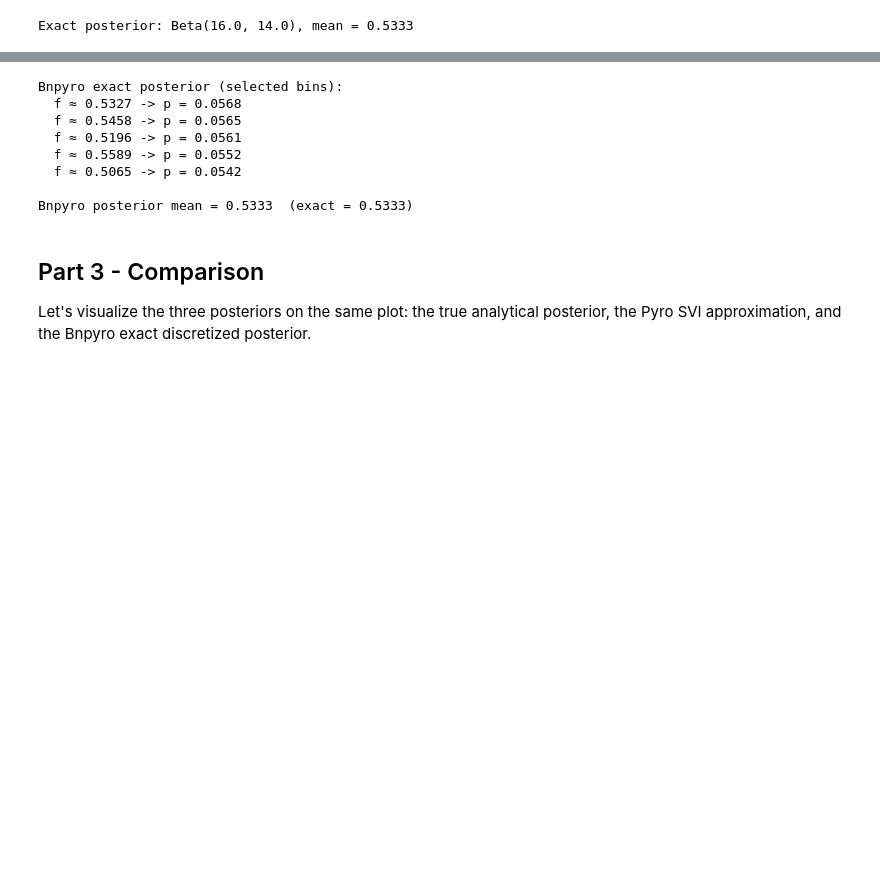
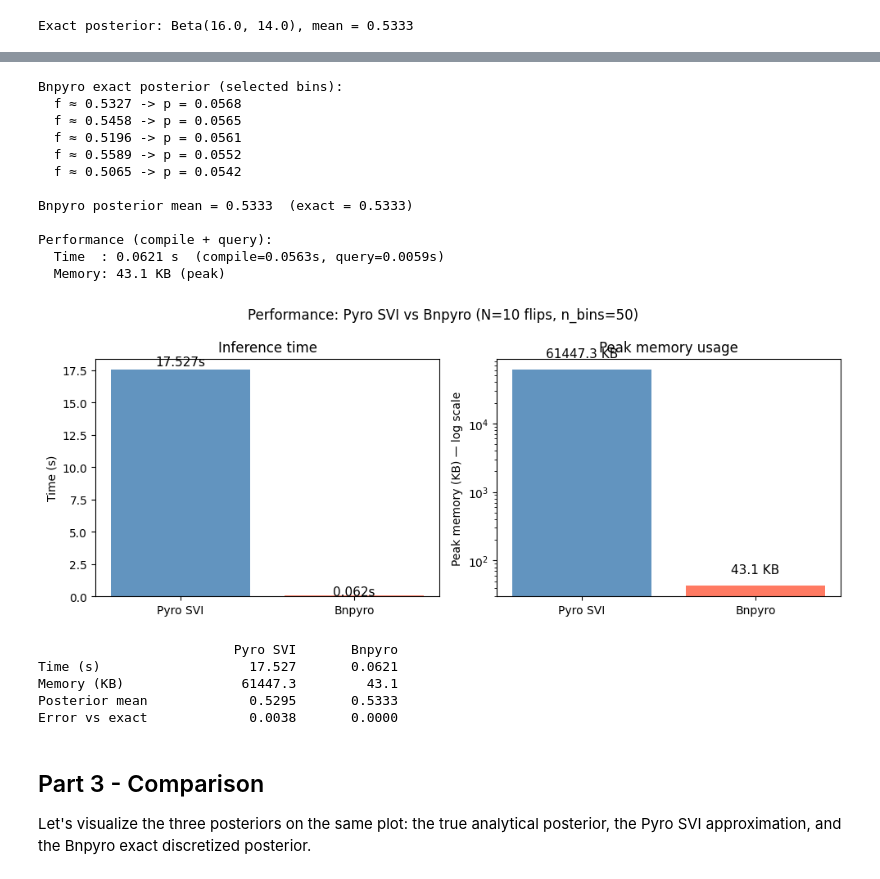
Before and after one commit to lou-tbn/Bnpyro, a Jupyter notebook: SVI_Part_I_Pyro_vs_Bnpyro.ipynb, the cells around one changed output, grey strips where cells are left out. Saved outputs shown, nothing was run; the diff lists cells and outputs as text; code cells hidden in the pictures; blank space fills up the shorter version.

```diff
--- a/SVI_Part_I_Pyro_vs_Bnpyro.ipynb
+++ b/SVI_Part_I_Pyro_vs_Bnpyro.ipynb
@@ -176,14 +207,21 @@ Arcs:  [('f', 'flip_1'), ('f', 'flip_7'), ('f', 'flip_4'), ('f', 'flip_10'), ('f
 # %%
-# Observed data: 6 heads (True), 4 tails (False)
-# flip_1 … flip_6 are heads, flip_7 … flip_10 are tails
 evidence = {}
 for i, flip_node in enumerate(flips):
     evidence[flip_node.name] = True if i < n_heads else False
 
+tracemalloc.start()
+_t0 = time.perf_counter()
+
 posterior_f = bn.query("f", evidence=evidence)
 
-# Posterior mean from discretized distribution
-# bin labels are the midpoints of the discretization intervals
+bnpyro_query_time_s = time.perf_counter() - _t0
+_, bnpyro_query_b = tracemalloc.get_traced_memory()
+tracemalloc.stop()
+bnpyro_query_kb = bnpyro_query_b / 1024
+
+bnpyro_time_s  = bnpyro_compile_time_s + bnpyro_query_time_s
+bnpyro_peak_kb = max(bnpyro_compile_kb, bnpyro_query_kb)
+
 def midpoint(label):
     nums = re.findall(r'[-+]?\d+\.?\d*', str(label))
     return (float(nums[0]) + float(nums[1])) / 2 if len(nums) >= 2 else float(label)
@@ -195,6 +233,9 @@ items = sorted(posterior_f.items(), key=lambda x: -x[1])[:5]
 for label, prob in items:
     print(f"  f ≈ {midpoint(label):.4f} -> p = {prob:.4f}")
 print(f"\nBnpyro posterior mean = {bnpyro_mean:.4f}  (exact = {exact_mean:.4f})")
+print(f"\nPerformance (compile + query):")
+print(f"  Time  : {bnpyro_time_s:.4f} s  (compile={bnpyro_compile_time_s:.4f}s, query={bnpyro_query_time_s:.4f}s)")
+print(f"  Memory: {bnpyro_peak_kb:.1f} KB (peak)")
 # %% [output]
 Bnpyro exact posterior (selected bins):
   f ≈ 0.5327 -> p = 0.0568
@@ -204,6 +245,47 @@ Bnpyro exact posterior (selected bins):
   f ≈ 0.5065 -> p = 0.0542
 
 Bnpyro posterior mean = 0.5333  (exact = 0.5333)
+
+Performance (compile + query):
+  Time  : 0.0621 s  (compile=0.0563s, query=0.0059s)
+  Memory: 43.1 KB (peak)
+# %%
+fig, axes = plt.subplots(1, 2, figsize=(10, 4))
+
+methods = ['Pyro SVI', 'Bnpyro']
+times   = [pyro_time_s, bnpyro_time_s]
+mems    = [pyro_peak_kb, bnpyro_peak_kb]
+colors  = ['steelblue', 'tomato']
+
+axes[0].bar(methods, times, color=colors, alpha=0.85)
+axes[0].set_ylabel("Time (s)")
+axes[0].set_title("Inference time")
+for i, v in enumerate(times):
+    axes[0].text(i, v * 1.02, f"{v:.3f}s", ha='center', fontsize=11)
+
+axes[1].bar(methods, mems, color=colors, alpha=0.85)
+axes[1].set_yscale('log')
+axes[1].set_ylabel("Peak memory (KB) — log scale")
+axes[1].set_title("Peak memory usage")
+for i, v in enumerate(mems):
+    axes[1].text(i, v * 1.5, f"{v:.1f} KB", ha='center', fontsize=11)
+
+plt.suptitle("Performance: Pyro SVI vs Bnpyro (N=10 flips, n_bins=50)", fontsize=12)
+plt.tight_layout()
+plt.show()
+
+print(f"\n{'':20} {'Pyro SVI':>12} {'Bnpyro':>12}")
+print(f"{'Time (s)':20} {pyro_time_s:>12.3f} {bnpyro_time_s:>12.4f}")
+print(f"{'Memory (KB)':20} {pyro_peak_kb:>12.1f} {bnpyro_peak_kb:>12.1f}")
+print(f"{'Posterior mean':20} {pyro_mean:>12.4f} {bnpyro_mean:>12.4f}")
+print(f"{'Error vs exact':20} {abs(pyro_mean-exact_mean):>12.4f} {abs(bnpyro_mean-exact_mean):>12.4f}")
+# %% [output]
+[figure, added]
+                         Pyro SVI       Bnpyro
+Time (s)                   17.527       0.0621
+Memory (KB)               61447.3         43.1
+Posterior mean             0.5295       0.5333
+Error vs exact             0.0038       0.0000
 # %% [markdown]
 ## Part 3 - Comparison
 
```
Also changed, not shown: parts of 13 cells of this notebook, 3 other files.
